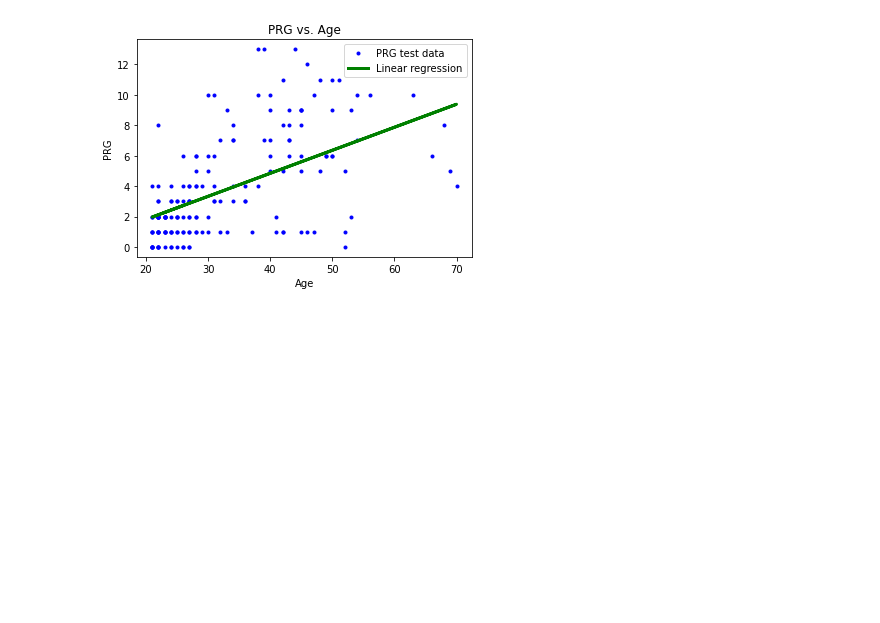
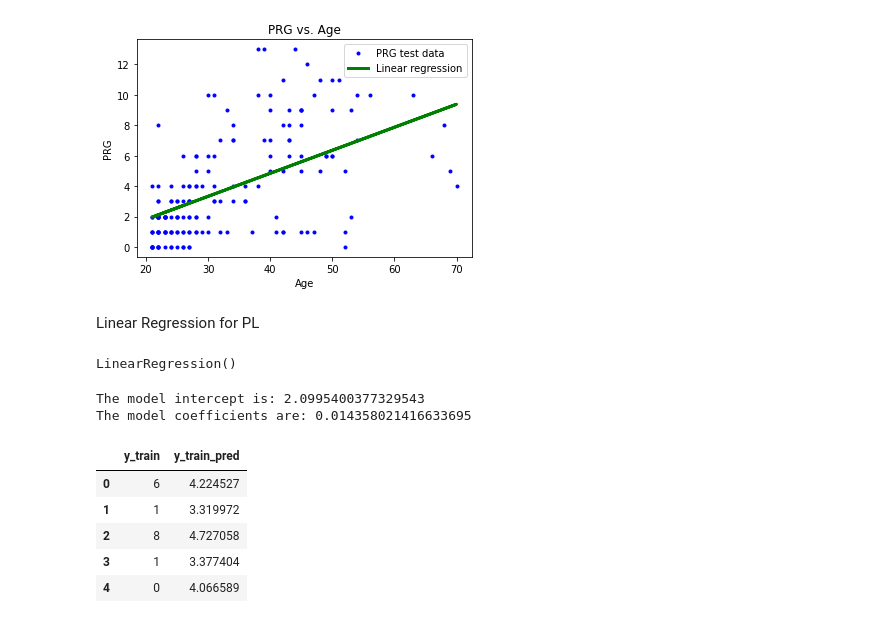
Before and after one commit to doctorf72/Naya_ML_RegressionProject, a Jupyter notebook: Regression_Project.ipynb, the cells around one changed output. Drawn from its saved outputs; the diff is of its cells as text; code cells hidden in the pictures; blank space fills up the shorter version.

```diff
--- a/Regression_Project.ipynb
+++ b/Regression_Project.ipynb
@@ -192,3 +192,5 @@ plt.legend(['PRG test data', 'Linear regression'], loc='best')
 # %% [output]
 <matplotlib.legend.Legend at 0x...>
 [figure]
+# %% [markdown]
+Linear Regression for PL
@@ -194,0 +199,11 @@ plt.legend(['PRG test data', 'Linear regression'], loc='best')
+# %%
+model = LinearRegression()
+model.fit(X_train, y_train)
+# %% [output]
+LinearRegression()
+# %%
+print("The model intercept is: {}".format(model.intercept_))
+print("The model coefficients are: {}".format(model.coef_[0]))
+# %% [output]
+The model intercept is: 2.0995400377329543
+The model coefficients are: 0.014358021416633695
@@ -194,0 +212,9 @@ plt.legend(['PRG test data', 'Linear regression'], loc='best')
+# %%
+pd.DataFrame({'y_train': y_train, 'y_train_pred': y_train_pred}).head()
+# %% [output]
+|  | y_train | y_train_pred |
+| 0 | 6 | 4.224527 |
+| 1 | 1 | 3.319972 |
+| 2 | 8 | 4.727058 |
+| 3 | 1 | 3.377404 |
+| 4 | 0 | 4.066589 |
```
Also changed, not shown: parts of 9 cells of this notebook.
